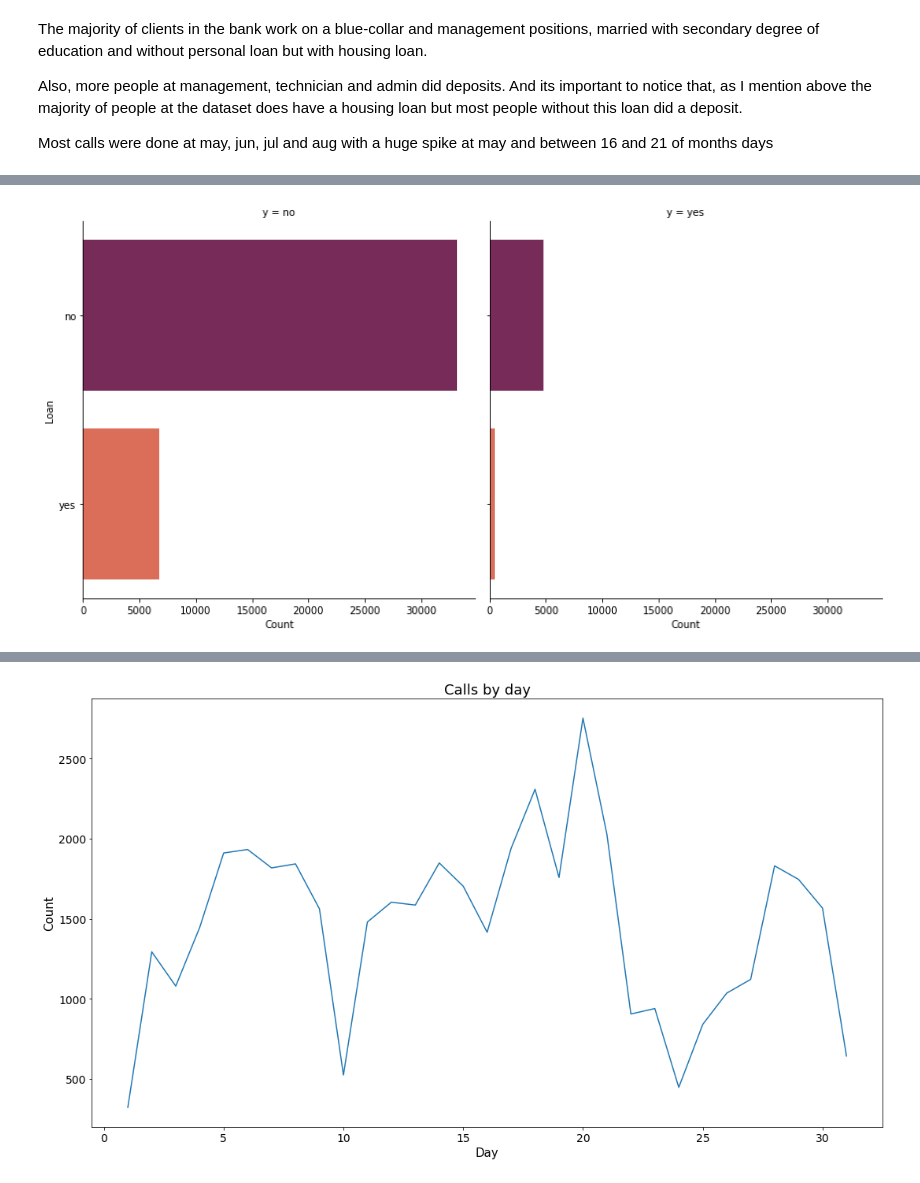
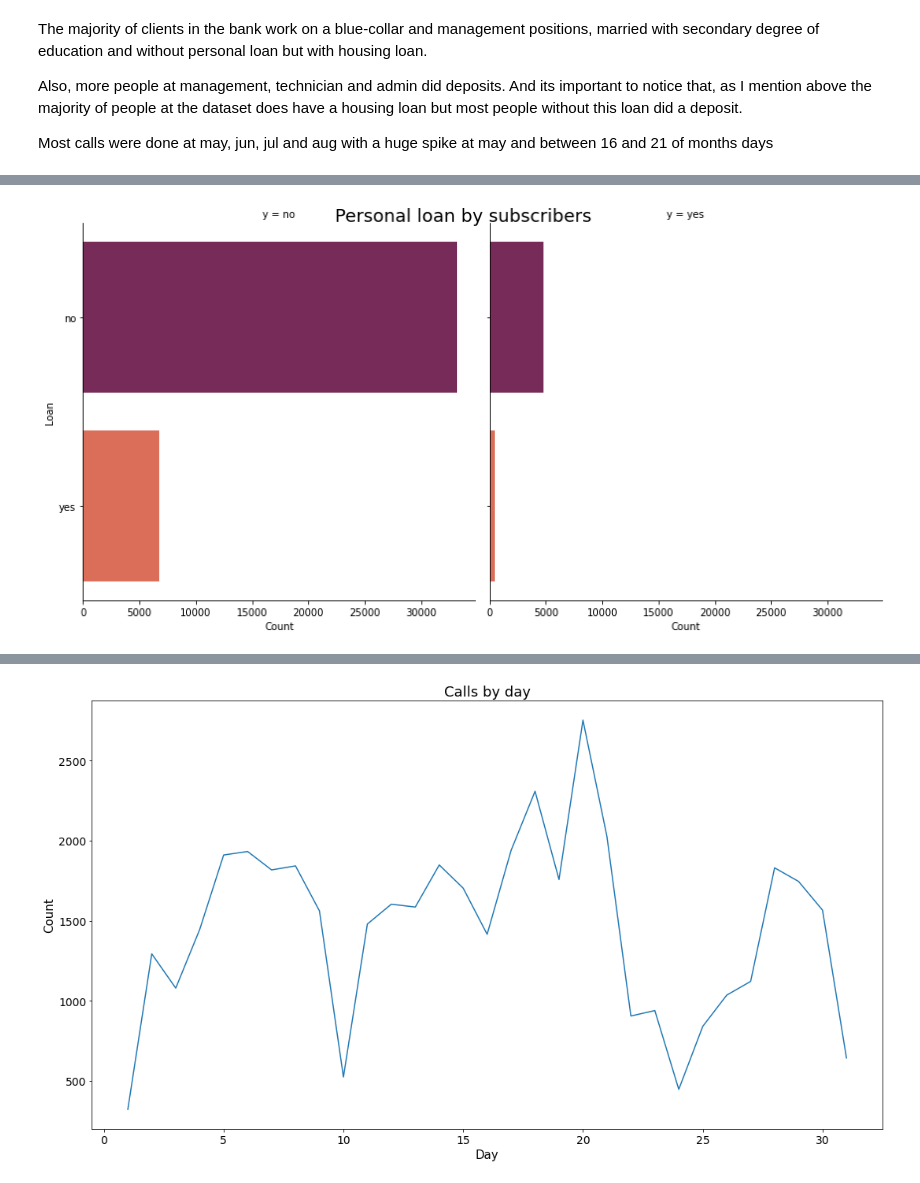
Before and after one commit to carlosealuz/pt_bank_marketing_analysis, a Jupyter notebook: portuguese_subscribed_clients.ipynb, the cells around one changed output, grey strips where cells are left out. Cells and saved outputs as stored; diff of their text form; code cells hidden in the pictures.

```diff
--- a/portuguese_subscribed_clients.ipynb
+++ b/portuguese_subscribed_clients.ipynb
@@ -179,6 +179,8 @@ def plot_category(column, hue=None, df=df, order=False, title=None, yaxis=None,
 def plot_cat(column, col=None, df=df, title=None, yaxis=None, xaxis=None, kind='count', img_filename=None):
     fig = sns.catplot(y=column, col=col, data=df, order=df[column].value_counts().index, kind=kind, palette='rocket', height=6, aspect=1)
     fig.set_axis_labels(xaxis, yaxis)
+    fig.fig.suptitle(title,
+                  fontsize=18)
     if img_filename:
         fig.savefig(f'images/{img_filename}')
     plt.show()
@@ -208,9 +210,9 @@ plot_cat(column='education', col='y', xaxis='Count', yaxis='Education', img_file
 # %%
 #loan
 #plot_category('loan', order=True, title='Job distribution among clients', yaxis='Job', xaxis='Count')
-plot_cat(column='loan', col='y', xaxis='Count', yaxis='Loan', img_filename='deposits_by_loan.jpg')
+plot_cat(column='loan', col='y', xaxis='Count', yaxis='Loan', title='Personal loan by subscribers', img_filename='deposits_by_loan.jpg')
 # %% [output]
-[figure, old version]
+[figure, new version]
 # %%
 #housing
 #plot_category('housing', order=True, title='Job distribution among clients', yaxis='Job', xaxis='Count')
```
Also changed, not shown: parts of 5 cells of this notebook, 6 other files.
